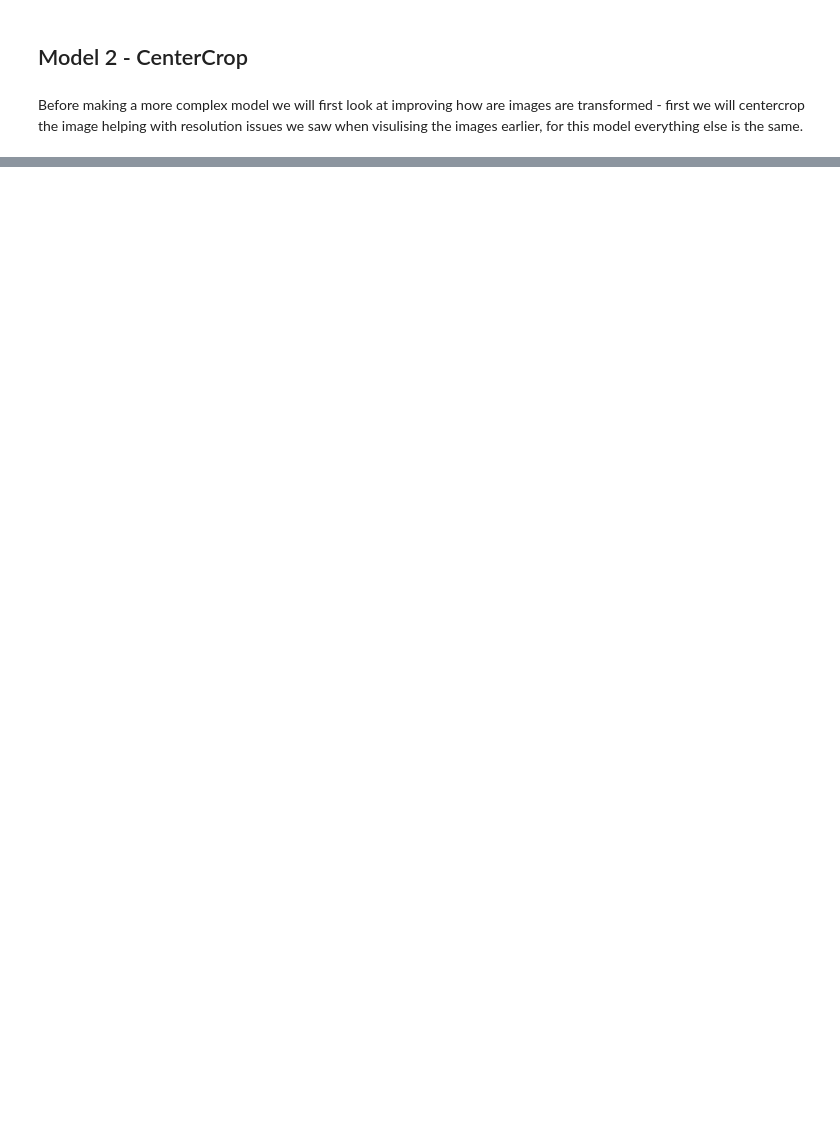
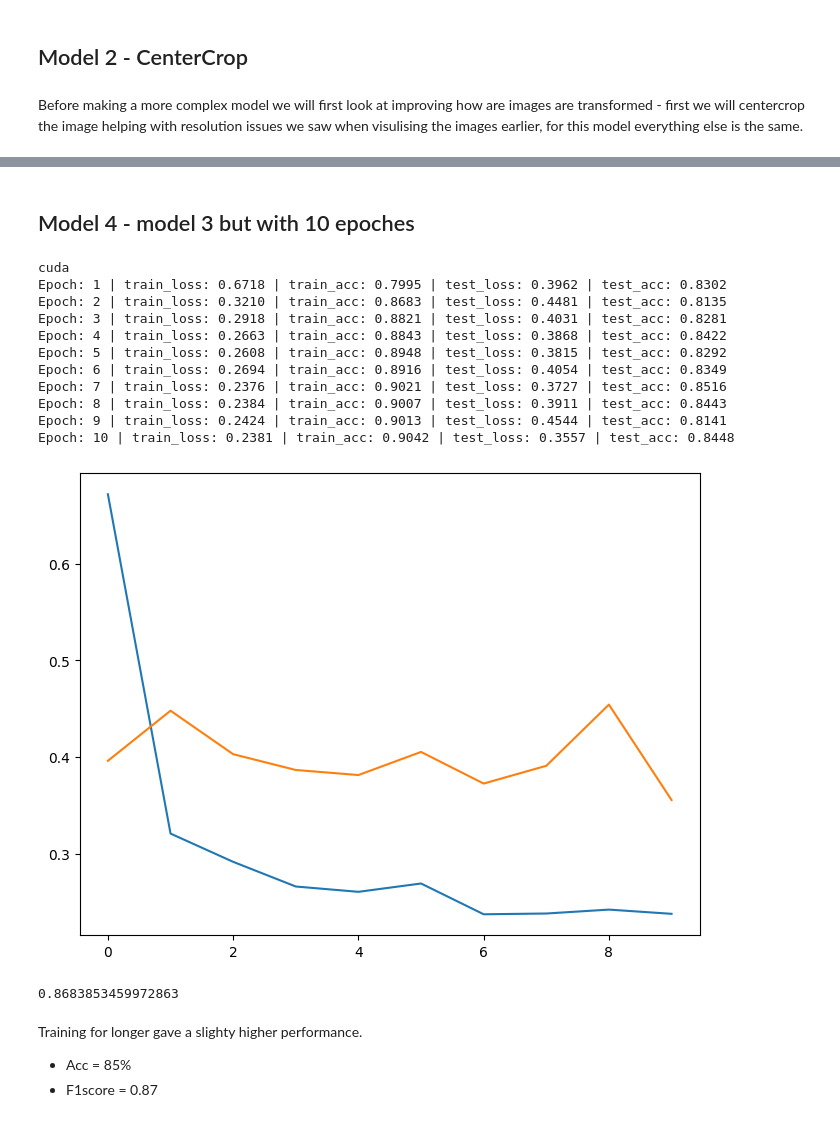
Before and after one commit to jackgoodsall/PneumoniaCVProblem, a Jupyter notebook: Experimentation/InitialInvestigation.ipynb, the cells around one changed output, grey strips where cells are left out. Cells and saved outputs as stored; diff of their text form; code cells hidden in the pictures; blank space fills up the shorter version.

```diff
--- a/Experimentation/InitialInvestigation.ipynb
+++ b/Experimentation/InitialInvestigation.ipynb
@@ -555,0 +651,56 @@ Epoch: 4 | train_loss: 0.1488 | train_acc: 0.9417 | test_loss: 0.7579 | test_acc
+# %% [markdown]
+## Model 4 - model 3 but with 10 epoches
+# %%
+
+TRAINING_MODEL_NUMBER = 4
+
+if TRAINING_MODEL_NUMBER == 4:
+
+
+    train_data, _ = create_dataloaders(TRAIN_DIR, TEST_DIR, data_augmentation_transform, 64, NUM_WORKERS)
+    _ , test_data = create_dataloaders(TRAIN_DIR, TEST_DIR, test_data_transform, 64, NUM_WORKERS)
+    print(DEVICE)
+    modelv4 = PnuomniaSimpleFFv1()
+    modelv4.to(DEVICE)
+
+
+    loss_func_4 = torch.nn.CrossEntropyLoss()
+    train_model(train_data,
+                test_data,
+                modelv4,
+                loss_func_4,
+                epoches = 10
+                )
+
+    torch.save(modelv4.state_dict(), f'../Models/model_v{TRAINING_MODEL_NUMBER}_weights.pth')
+    evalutation_model(modelv4, test_data, loss_func)
+elif LOAD_ALL_MODELS:
+    try:
+
+        loss_func = torch.nn.CrossEntropyLoss()
+        train_data, _ = create_dataloaders(TRAIN_DIR, TEST_DIR, data_augmentation_transform, 64, NUM_WORKERS)
+        _ , test_data = create_dataloaders(TRAIN_DIR, TEST_DIR, test_data_transform, 64, NUM_WORKERS)
+        modelv4 = PnuomniaSimpleFFv1()
+        modelv4.load_state_dict(torch.load('../Models/model_v4_weights.pth'))
+        evalutation_model(modelv4, test_data, loss_func)
+    except:
+        print("Failed to load model")
+# %% [output]
+cuda
+Epoch: 1 | train_loss: 0.6718 | train_acc: 0.7995 | test_loss: 0.3962 | test_acc: 0.8302
+Epoch: 2 | train_loss: 0.3210 | train_acc: 0.8683 | test_loss: 0.4481 | test_acc: 0.8135
+Epoch: 3 | train_loss: 0.2918 | train_acc: 0.8821 | test_loss: 0.4031 | test_acc: 0.8281
+Epoch: 4 | train_loss: 0.2663 | train_acc: 0.8843 | test_loss: 0.3868 | test_acc: 0.8422
+Epoch: 5 | train_loss: 0.2608 | train_acc: 0.8948 | test_loss: 0.3815 | test_acc: 0.8292
+Epoch: 6 | train_loss: 0.2694 | train_acc: 0.8916 | test_loss: 0.4054 | test_acc: 0.8349
+Epoch: 7 | train_loss: 0.2376 | train_acc: 0.9021 | test_loss: 0.3727 | test_acc: 0.8516
+Epoch: 8 | train_loss: 0.2384 | train_acc: 0.9007 | test_loss: 0.3911 | test_acc: 0.8443
+Epoch: 9 | train_loss: 0.2424 | train_acc: 0.9013 | test_loss: 0.4544 | test_acc: 0.8141
+Epoch: 10 | train_loss: 0.2381 | train_acc: 0.9042 | test_loss: 0.3557 | test_acc: 0.8448
+[figure, added]
+0.8683853459972863
+# %% [markdown]
+Training for longer gave a slighty higher performance.
+
+* Acc = 85%
+* F1score = 0.87
```
Also changed, not shown: parts of 12 cells of this notebook.
